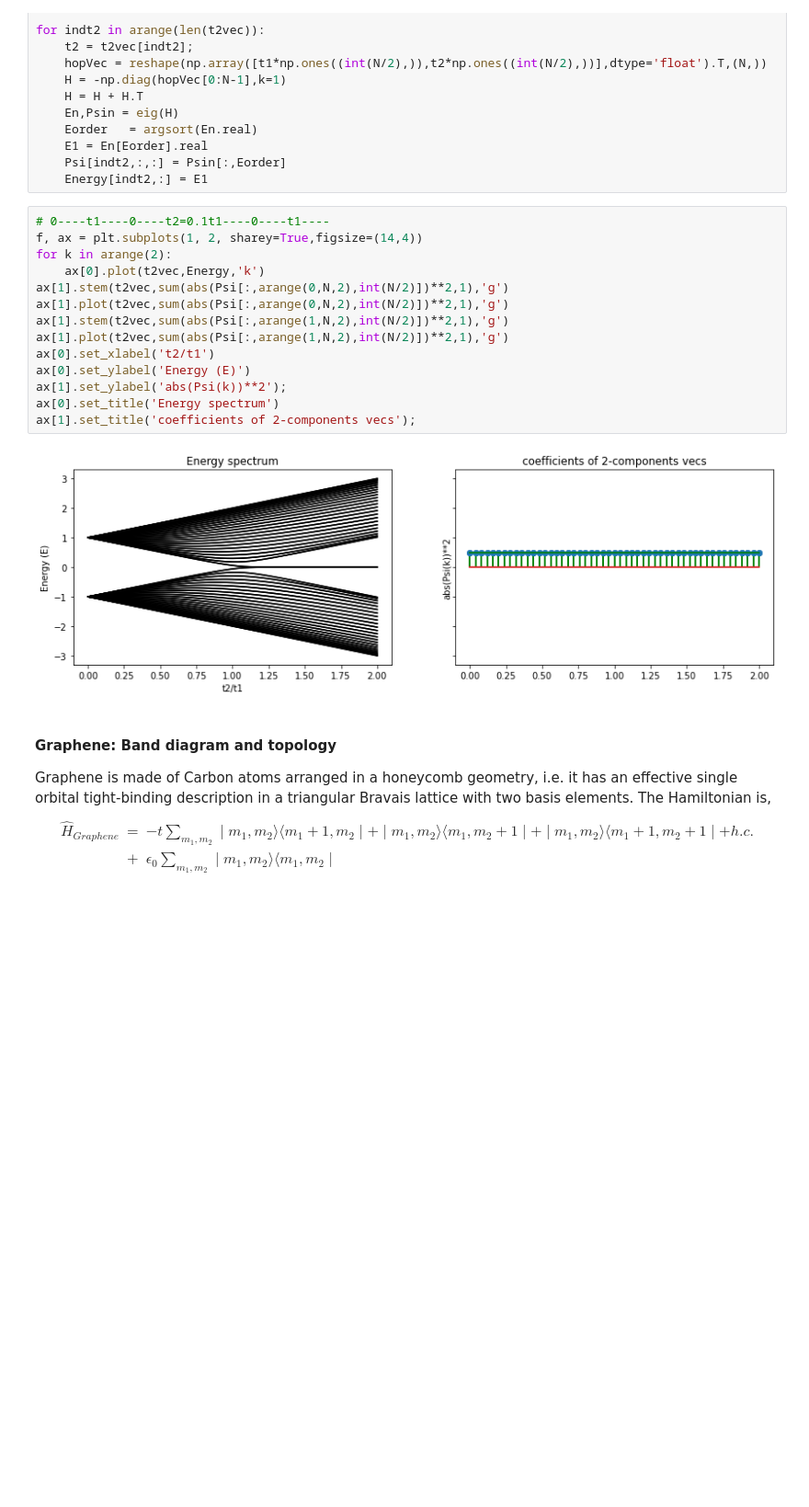
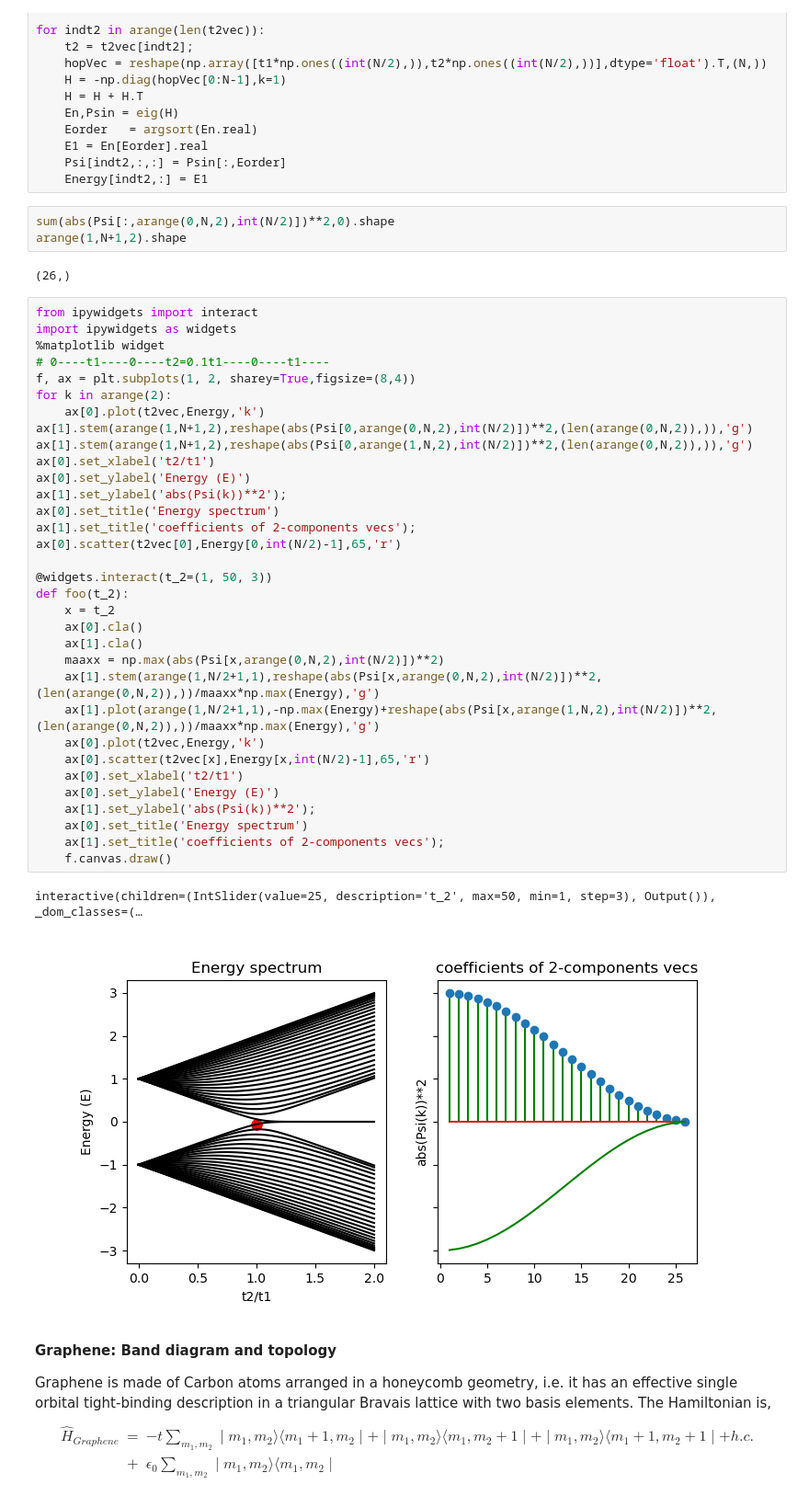
Before and after one commit to firatserifgezgin/AnalogQuantumComputing_CourseNotes, a Jupyter notebook: AnalogQuantumComputingCourse_week3.ipynb, the cells around one changed output. Shown at 92% size. Saved outputs shown, nothing was run; the diff lists cells and outputs as text; blank space fills up the shorter version.

```diff
--- a/AnalogQuantumComputingCourse_week3.ipynb
+++ b/AnalogQuantumComputingCourse_week3.ipynb
@@ -188,22 +217,47 @@ for indt2 in arange(len(t2vec)):
     E1 = En[Eorder].real
     Psi[indt2,:,:] = Psin[:,Eorder]
     Energy[indt2,:] = E1
+# %%
+sum(abs(Psi[:,arange(0,N,2),int(N/2)])**2,0).shape
+arange(1,N+1,2).shape
+# %% [output]
+(26,)
 # %%
+from ipywidgets import interact
+import ipywidgets as widgets
+%matplotlib widget
 # 0----t1----0----t2=0.1t1----0----t1----
-f, ax = plt.subplots(1, 2, sharey=True,figsize=(14,4))
+f, ax = plt.subplots(1, 2, sharey=True,figsize=(8,4))
 for k in arange(2):
     ax[0].plot(t2vec,Energy,'k')
-ax[1].stem(t2vec,sum(abs(Psi[:,arange(0,N,2),int(N/2)])**2,1),'g')
-ax[1].plot(t2vec,sum(abs(Psi[:,arange(0,N,2),int(N/2)])**2,1),'g')
-ax[1].stem(t2vec,sum(abs(Psi[:,arange(1,N,2),int(N/2)])**2,1),'g')
-ax[1].plot(t2vec,sum(abs(Psi[:,arange(1,N,2),int(N/2)])**2,1),'g')
+ax[1].stem(arange(1,N+1,2),reshape(abs(Psi[0,arange(0,N,2),int(N/2)])**2,(len(arange(0,N,2)),)),'g')
+ax[1].stem(arange(1,N+1,2),reshape(abs(Psi[0,arange(1,N,2),int(N/2)])**2,(len(arange(0,N,2)),)),'g')
 ax[0].set_xlabel('t2/t1')
 ax[0].set_ylabel('Energy (E)')
 ax[1].set_ylabel('abs(Psi(k))**2');
 ax[0].set_title('Energy spectrum')
 ax[1].set_title('coefficients of 2-components vecs');
+ax[0].scatter(t2vec[0],Energy[0,int(N/2)-1],65,'r')
+
+@widgets.interact(t_2=(1, 50, 3))
+def foo(t_2):
+    x = t_2
+    ax[0].cla()
+    ax[1].cla()
+    maaxx = np.max(abs(Psi[x,arange(0,N,2),int(N/2)])**2)
+    ax[1].stem(arange(1,N/2+1,1),reshape(abs(Psi[x,arange(0,N,2),int(N/2)])**2,(len(arange(0,N,2)),))/maaxx*np.max(Energy),'g')
+    ax[1].plot(arange(1,N/2+1,1),-np.max(Energy)+reshape(abs(Psi[x,arange(1,N,2),int(N/2)])**2,(len(arange(0,N,2)),))/maaxx*np.max(Energy),'g')
+    ax[0].plot(t2vec,Energy,'k')
+    ax[0].scatter(t2vec[x],Energy[x,int(N/2)-1],65,'r')
+    ax[0].set_xlabel('t2/t1')
+    ax[0].set_ylabel('Energy (E)')
+    ax[1].set_ylabel('abs(Psi(k))**2');
+    ax[0].set_title('Energy spectrum')
+    ax[1].set_title('coefficients of 2-components vecs');
+    f.canvas.draw()
 # %% [output]
+interactive(children=(IntSlider(value=25, description='t_2', max=50, min=1, step=3), Output()), _dom_classes=(…
-[figure, old version]
+[figure, new version]
 # %% [markdown]
 #### Graphene: Band diagram and topology
 Graphene is made of Carbon atoms arranged in a honeycomb geometry, i.e. it has an effective single orbital tight-binding description in a triangular Bravais lattice with two basis elements. The Hamiltonian is,
```
Also changed, not shown: parts of 31 cells of this notebook.
